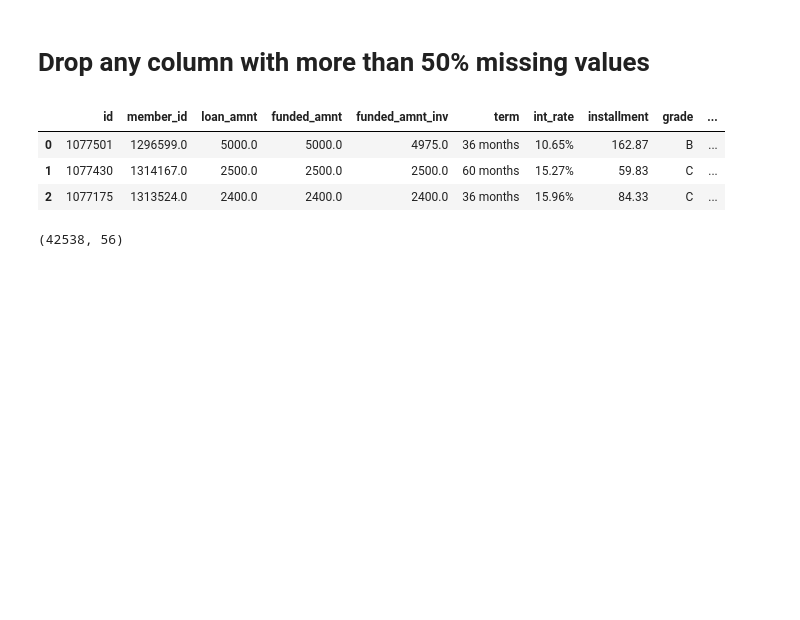
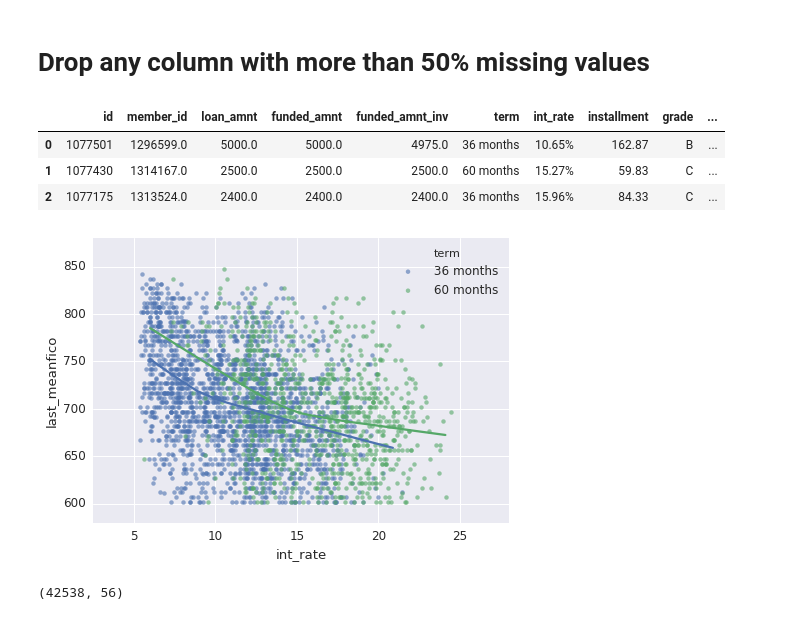
Before and after one commit to Tapadyuti1991/lending-club-data-analysis, a Jupyter notebook: Data-Analysis.ipynb, the cells around one changed output. Saved outputs shown, nothing was run; the diff lists cells and outputs as text; code cells hidden in the pictures; blank space fills up the shorter version.

```diff
--- a/Data-Analysis.ipynb
+++ b/Data-Analysis.ipynb
@@ -100,6 +100,30 @@ loans_2007.head(3)
 | 0 | 1077501 | 1296599.0 | 5000.0 | 5000.0 | 4975.0 | 36 months | 10.65% | 162.87 | B | ... |
 | 1 | 1077430 | 1314167.0 | 2500.0 | 2500.0 | 2500.0 | 60 months | 15.27% | 59.83 | C | ... |
 | 2 | 1077175 | 1313524.0 | 2400.0 | 2400.0 | 2400.0 | 36 months | 15.96% | 84.33 | C | ... |
+# %%
+loans_2007['last_fico_range'] = loans_2007.last_fico_range_low.astype('str') + '-' + loans_2007.last_fico_range_high.astype('str')
+loans_2007['last_meanfico'] = (loans_2007.last_fico_range_low + loans_2007.last_fico_range_high)/2
+
+
+loans_2007.int_rate = pd.Series(loans_2007.int_rate).str.replace('%', '').astype(float)
+loans_2007.fillna(0.0,inplace=True)
+loans_2007.fillna(0,inplace=True)
+# %%
+plot_df = loans_2007.query('last_meanfico > 600 & int_rate <28')[:3000]
+
+sns.set(font_scale=1.2, rc={"lines.linewidth": 1.5})
+
+
+
+g = sns.lmplot("int_rate", "last_meanfico", x_jitter= .7,  y_jitter= .1,
+           data=plot_df, hue='term',lowess=True, size=5,aspect=1.4, legend_out=False,
+           scatter_kws={ 's':20, 'alpha':.6})
+
+g.set(xlim=(2.5, 28),ylim=(580, 880),alpha = .5)
+
+g.savefig('1.png',transparent=True)
+# %% [output]
+[figure, added]
 # %%
 loans_2007.shape
 # %% [output]
```
